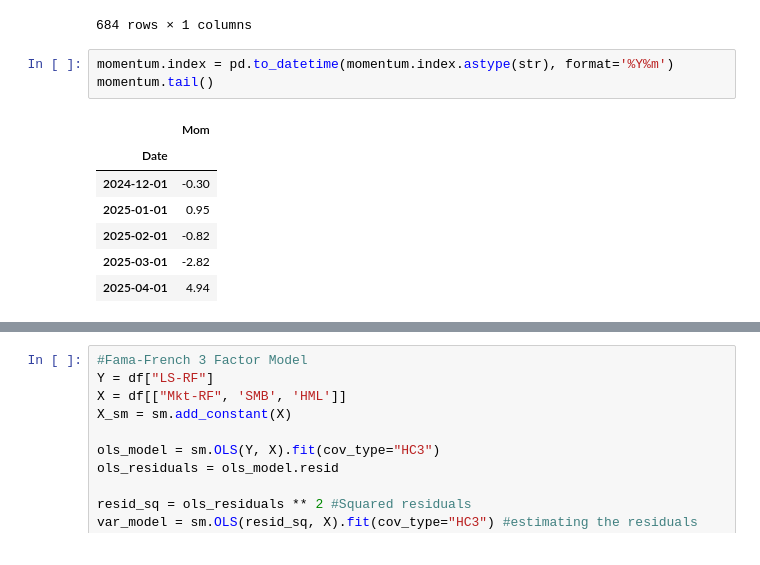
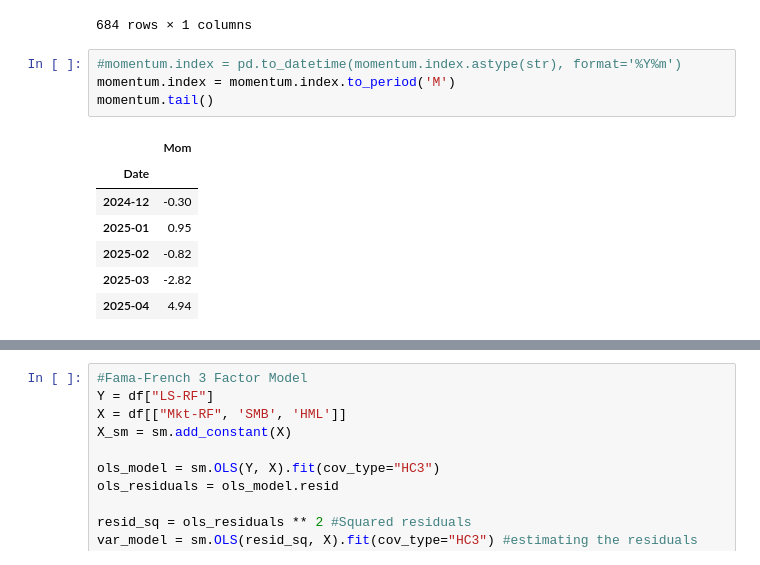
Before and after one commit to justusschenk/valueinvesting, a Jupyter notebook: Fama-French-Carhart.ipynb, the cells around one changed output, grey strips where cells are left out. Saved outputs shown, nothing was run; the diff lists cells and outputs as text.

```diff
--- a/Fama-French-Carhart.ipynb
+++ b/Fama-French-Carhart.ipynb
@@ -32,16 +32,17 @@ returns
 | 2018-06 | -0.008661 |
 684 rows × 1 columns
 # %%
-momentum.index = pd.to_datetime(momentum.index.astype(str), format='%Y%m')
+#momentum.index = pd.to_datetime(momentum.index.astype(str), format='%Y%m')
+momentum.index = momentum.index.to_period('M')
 momentum.tail()
 # %% [output]
 |  | Mom |
 | Date |  |
-| 2024-12-01 | -0.30 |
-| 2025-01-01 | 0.95 |
-| 2025-02-01 | -0.82 |
-| 2025-03-01 | -2.82 |
-| 2025-04-01 | 4.94 |
+| 2024-12 | -0.30 |
+| 2025-01 | 0.95 |
+| 2025-02 | -0.82 |
+| 2025-03 | -2.82 |
+| 2025-04 | 4.94 |
 # %%
 factors = reader.DataReader("F-F_Research_Data_Factors", "famafrench", start_date, end_date)[0]
 factors = factors[1:]
```
Also changed, not shown: parts of 10 cells of this notebook, 2 other files.
